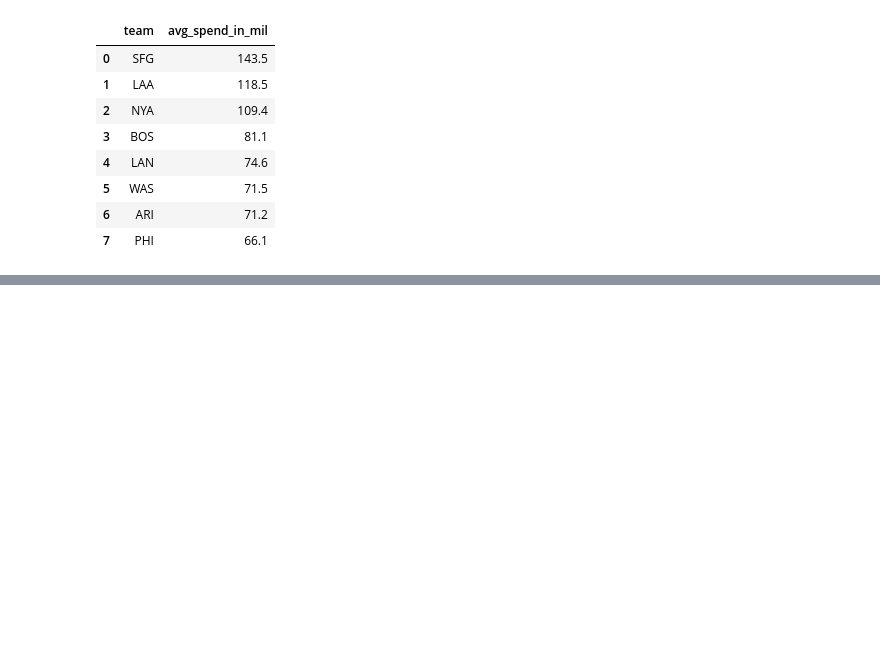
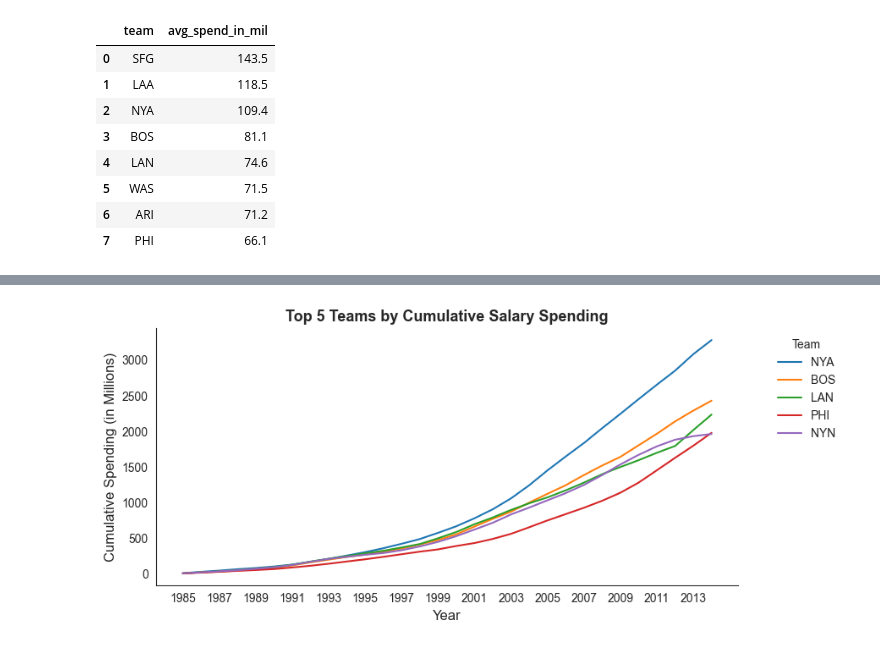
Before and after one commit to shree131/mlb-player-analytics, a Jupyter notebook: NoteBooks/MLB Players Analysis.ipynb, the cells around one changed output, grey strips where cells are left out. Drawn from its saved outputs; the diff is of its cells as text; code cells hidden in the pictures; blank space fills up the shorter version.

Commit message:
Salary Analysis

```diff
--- a/NoteBooks/MLB Players Analysis.ipynb
+++ b/NoteBooks/MLB Players Analysis.ipynb
@@ -509,0 +523,18 @@ plt.show()
+# %%
+# Hidden Query Execution
+query = """
+WITH team_annual AS (
+    SELECT teamid, yearid, SUM(salary) AS total_spend_yr
+    FROM salaries
+    GROUP BY teamid, yearid
+)
+
+SELECT teamid AS team, yearid AS year,
+       ROUND(SUM(total_spend_yr) OVER
+             (PARTITION BY teamid ORDER BY yearid) / 1000000, 1) AS cumulative_sum_in_mil
+FROM team_annual
+ORDER BY teamid, yearid;
+"""
+# %%
+df_team_cumulative_spend = pd.read_sql(query, con=engine)
+preview_table(df_team_cumulative_spend, "df_team_cumulative_spend")
@@ -509,0 +553,21 @@ plt.show()
+# %%
+# Get cumulative salary for each team
+team_salary_cum = salaries.pivot_table(values='salary', index='teamid', aggfunc='sum').sort_values(ascending=False, by='salary')
+
+# Filter top 5 teams
+top_teams = team_salary_cum.head(5).index.values
+filtered_df = df_team_cumulative_spend[df_team_cumulative_spend['team'].isin(top_teams)]
+
+# Stacked Line plot
+plt.figure(figsize=(9, 4))
+sns.lineplot(data=filtered_df, x='year', y='cumulative_sum_in_mil', hue='team', hue_order=top_teams, palette='tab10')
+plt.title('Top 5 Teams by Cumulative Salary Spending', fontweight='bold', fontsize=13)
+plt.legend(title='Team', bbox_to_anchor=(1.05, 1), loc='upper left', edgecolor='white')
+plt.ylabel('Cumulative Spending (in Millions)', fontsize=12)
+plt.xlabel('Year', fontsize=12)
+plt.xticks(range(filtered_df['year'].min(), filtered_df['year'].max(), 2))
+
+plt.tight_layout()
+plt.show()
+# %% [output]
+[figure, added]
```
Also changed, not shown: parts of 16 cells of this notebook, 1 other file.
